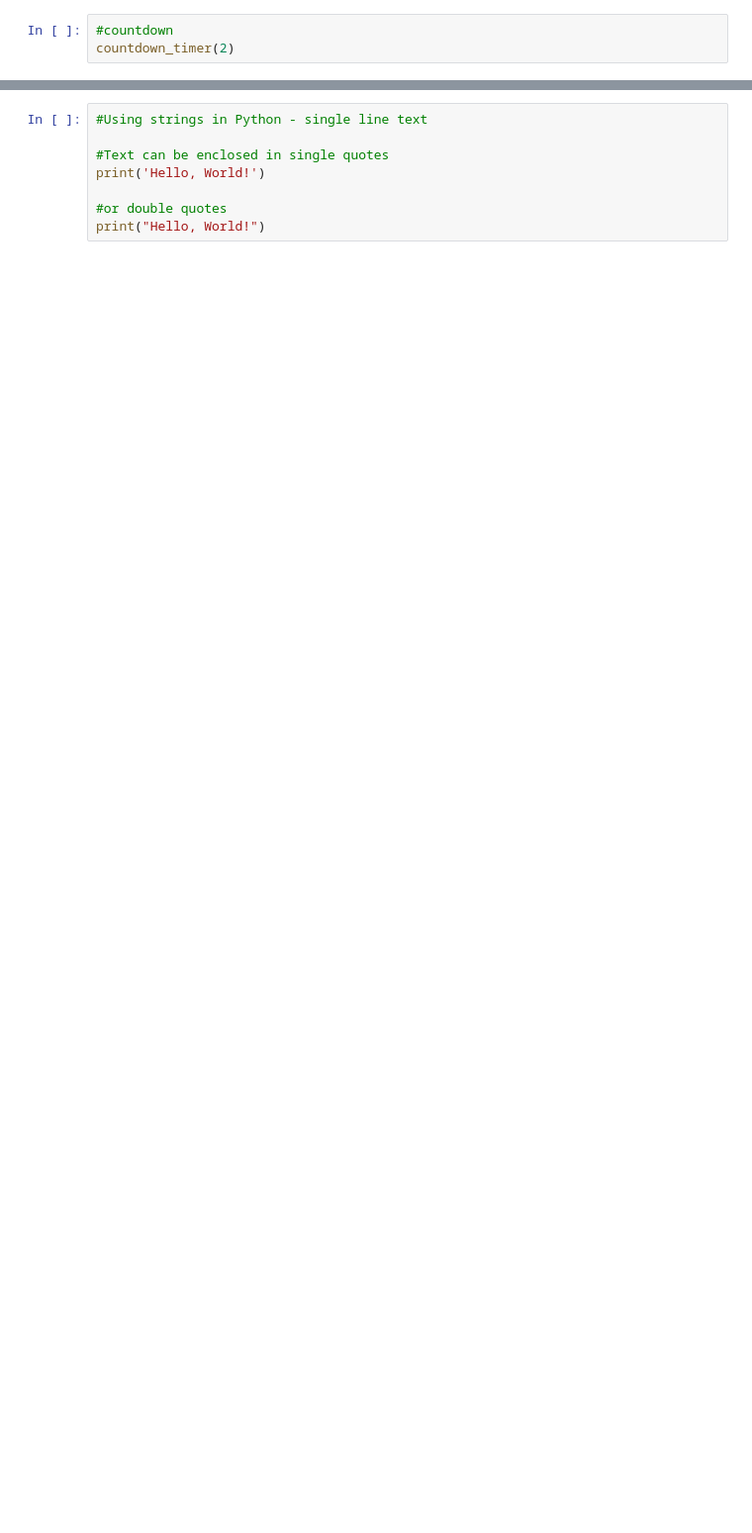
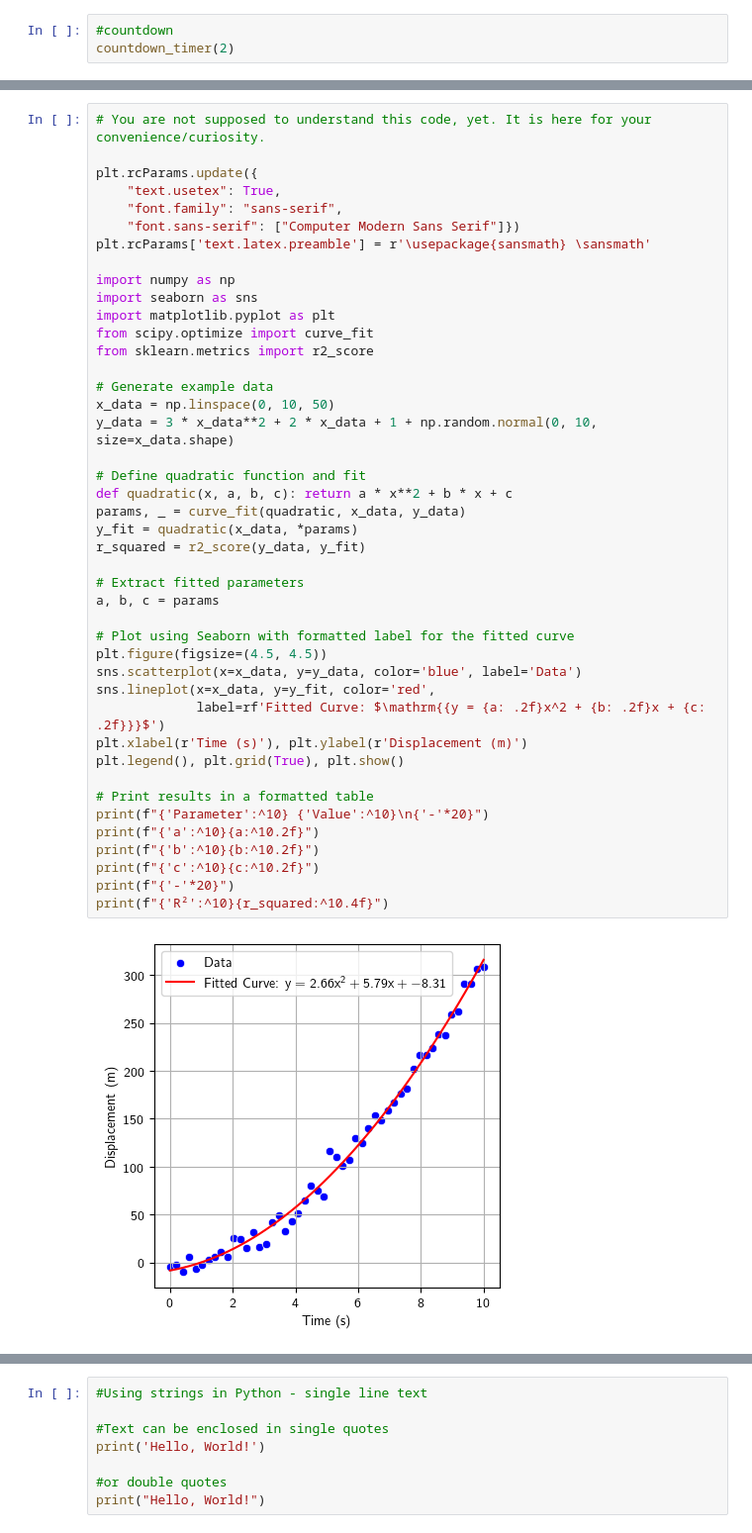
Before and after one commit to Steelpush-Ironpull/GP_2024, a Jupyter notebook: 02_python_strings.ipynb, the cells around one changed output, grey strips where cells are left out. Shown at 99% size. Saved outputs shown, nothing was run; the diff lists cells and outputs as text; blank space fills up the shorter version.

```diff
--- a/02_python_strings.ipynb
+++ b/02_python_strings.ipynb
@@ -70,0 +114,45 @@ Einfache und doppelte Anführungszeichen funktionieren beide:
+# %%
+# You are not supposed to understand this code, yet. It is here for your convenience/curiosity.
+
+plt.rcParams.update({
+    "text.usetex": True,
+    "font.family": "sans-serif",
+    "font.sans-serif": ["Computer Modern Sans Serif"]})
+plt.rcParams['text.latex.preamble'] = r'\usepackage{sansmath} \sansmath'
+
+import numpy as np
+import seaborn as sns
+import matplotlib.pyplot as plt
+from scipy.optimize import curve_fit
+from sklearn.metrics import r2_score
+
+# Generate example data
+x_data = np.linspace(0, 10, 50)
+y_data = 3 * x_data**2 + 2 * x_data + 1 + np.random.normal(0, 10, size=x_data.shape)
+
+# Define quadratic function and fit
+def quadratic(x, a, b, c): return a * x**2 + b * x + c
+params, _ = curve_fit(quadratic, x_data, y_data)
+y_fit = quadratic(x_data, *params)
+r_squared = r2_score(y_data, y_fit)
+
+# Extract fitted parameters
+a, b, c = params
+
+# Plot using Seaborn with formatted label for the fitted curve
+plt.figure(figsize=(4.5, 4.5))
+sns.scatterplot(x=x_data, y=y_data, color='blue', label='Data')
+sns.lineplot(x=x_data, y=y_fit, color='red',
+             label=rf'Fitted Curve: $\mathrm{{y = {a: .2f}x^2 + {b: .2f}x + {c: .2f}}}$')
+plt.xlabel(r'Time (s)'), plt.ylabel(r'Displacement (m)')
+plt.legend(), plt.grid(True), plt.show()
+
+# Print results in a formatted table
+print(f"{'Parameter':^10} {'Value':^10}\n{'-'*20}")
+print(f"{'a':^10}{a:^10.2f}")
+print(f"{'b':^10}{b:^10.2f}")
+print(f"{'c':^10}{c:^10.2f}")
+print(f"{'-'*20}")
+print(f"{'R²':^10}{r_squared:^10.4f}")
+# %% [output]
+[figure, added]
```
Also changed, not shown: parts of 111 cells of this notebook, 1 other file.
